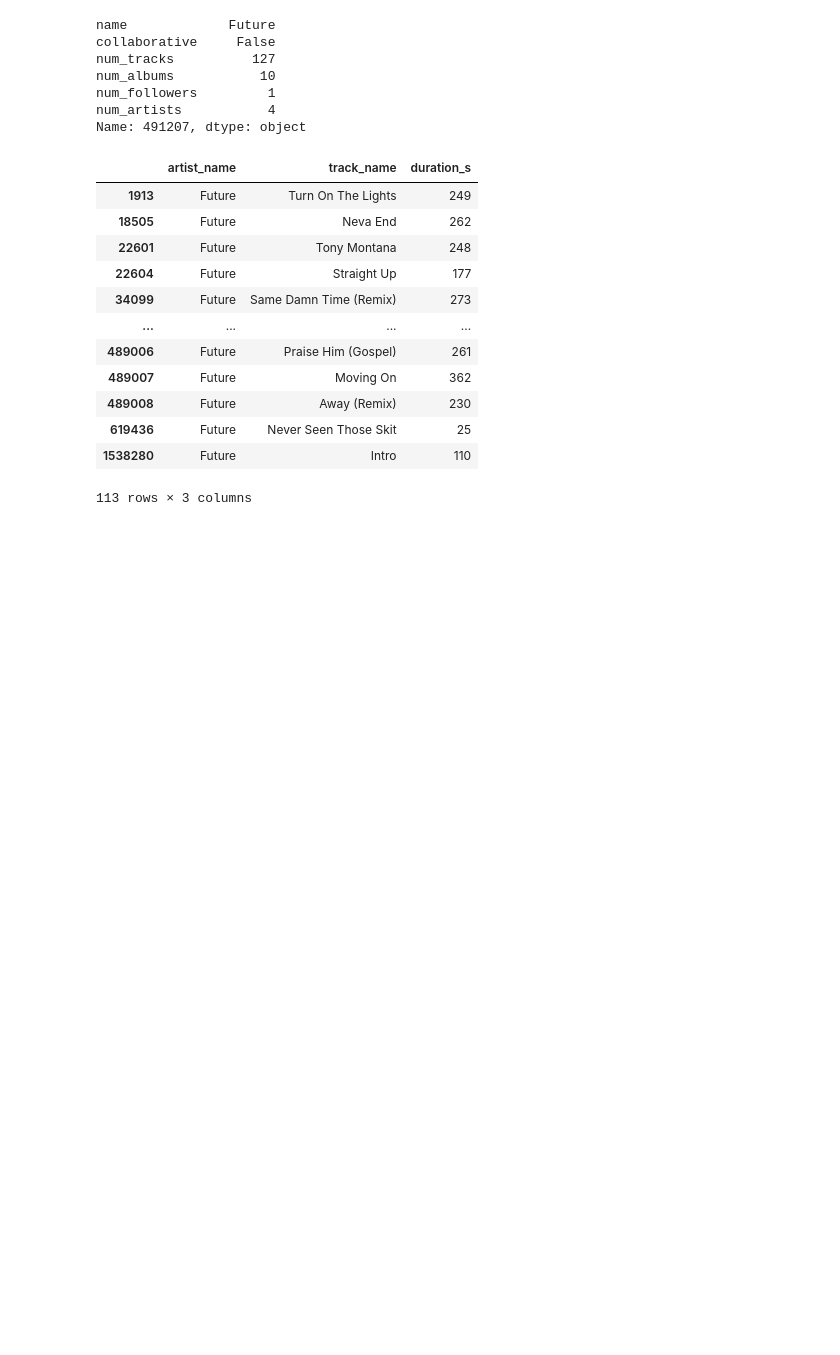
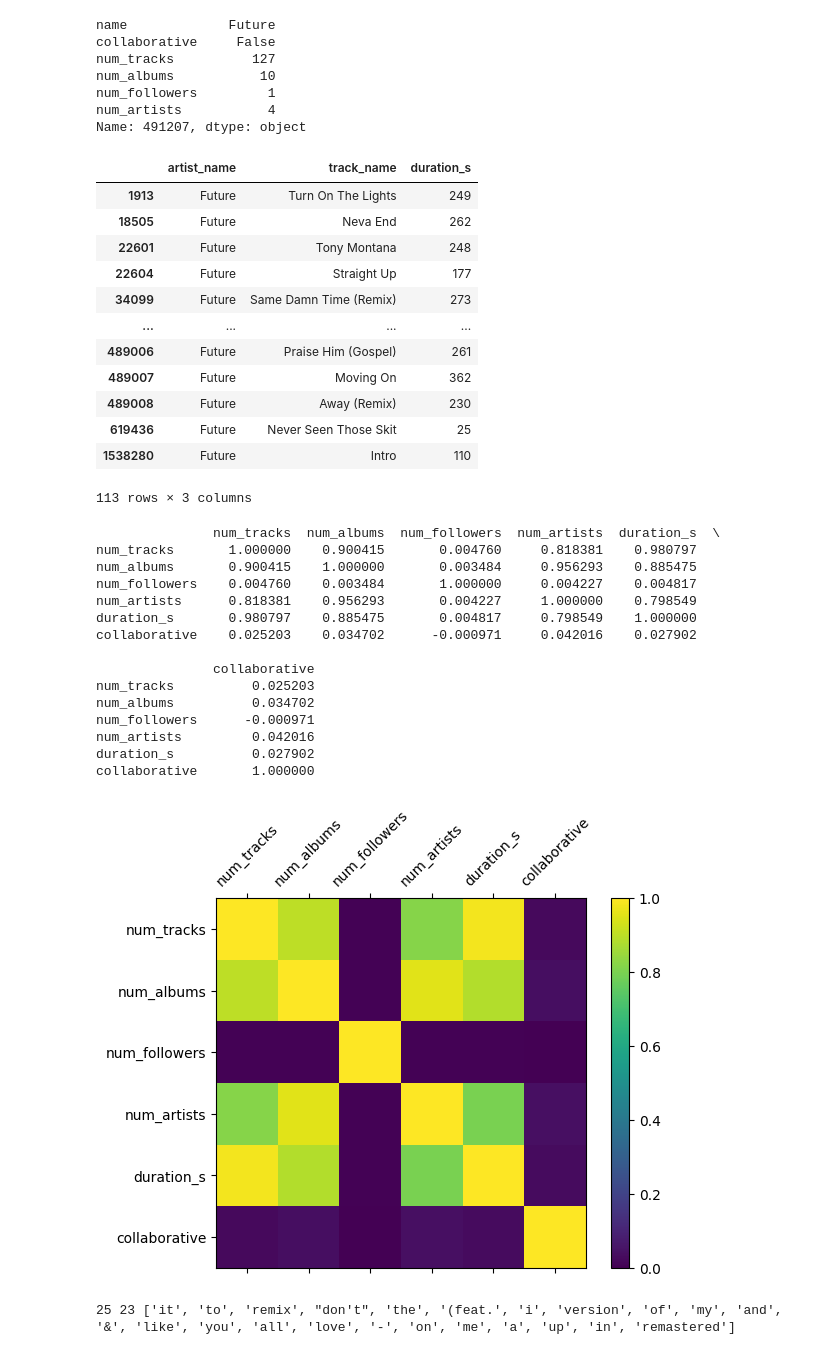
Before and after one commit to ersimpson/ece143final, a Jupyter notebook: src/EDA.ipynb, the cells around one changed output. Saved outputs shown, nothing was run; the diff lists cells and outputs as text; code cells hidden in the pictures; blank space fills up the shorter version.

```diff
--- a/src/EDA.ipynb
+++ b/src/EDA.ipynb
@@ -117,3 +119,32 @@ Name: 491207, dtype: object
 | 619436 | Future | Never Seen Those Skit | 25 |
 | 1538280 | Future | Intro | 110 |
 113 rows × 3 columns
+# %%
+numerical_features = ['num_tracks', 'num_albums', 'num_followers', 'num_artists', 'duration_s', 'collaborative']
+fig = plt.figure()
+ax = fig.add_subplot(111)
+correlation = playlist_df[numerical_features].corr()
+print(correlation)
+cax = ax.matshow(correlation)
+fig.colorbar(cax)
+plt.xticks(rotation=45)
+ax.set_xticklabels([''] + numerical_features)
+ax.set_yticklabels([''] + numerical_features)
+plt.show()
+# %% [output]
+               num_tracks  num_albums  num_followers  num_artists  duration_s  \
+num_tracks       1.000000    0.900415       0.004760     0.818381    0.980797
+num_albums       0.900415    1.000000       0.003484     0.956293    0.885475
+num_followers    0.004760    0.003484       1.000000     0.004227    0.004817
+num_artists      0.818381    0.956293       0.004227     1.000000    0.798549
+duration_s       0.980797    0.885475       0.004817     0.798549    1.000000
+collaborative    0.025203    0.034702      -0.000971     0.042016    0.027902
+
+               collaborative
+num_tracks          0.025203
+num_albums          0.034702
+num_followers      -0.000971
+num_artists         0.042016
+duration_s          0.027902
+collaborative       1.000000
+[figure, added]
@@ -119,0 +155,7 @@ Name: 491207, dtype: object
+# %%
+k = 25
+common_words = set(map(lambda x: x[0], c_wfreq[:k])).intersection(set(map(lambda x: x[0], nc_wfreq[:k])))
+common_words = list(common_words)
+print(k, len(common_words), common_words)
+# %% [output]
+25 23 ['it', 'to', 'remix', "don't", 'the', '(feat.', 'i', 'version', 'of', 'my', 'and', '&', 'like', 'you', 'all', 'love', '-', 'on', 'me', 'a', 'up', 'in', 'remastered']
```
Also changed, not shown: parts of 3 cells of this notebook, 2 other files.
